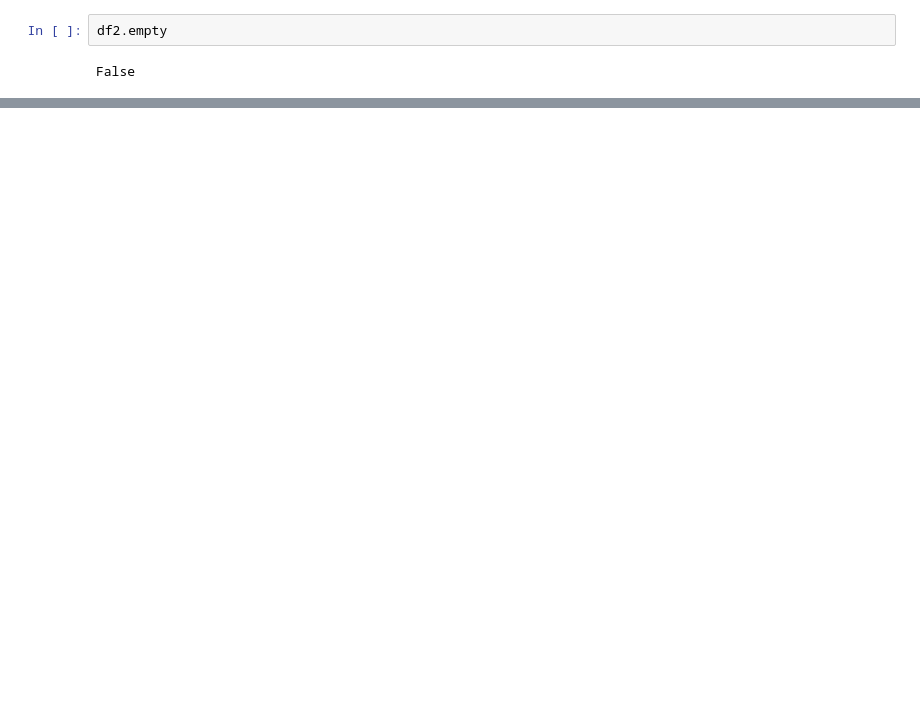
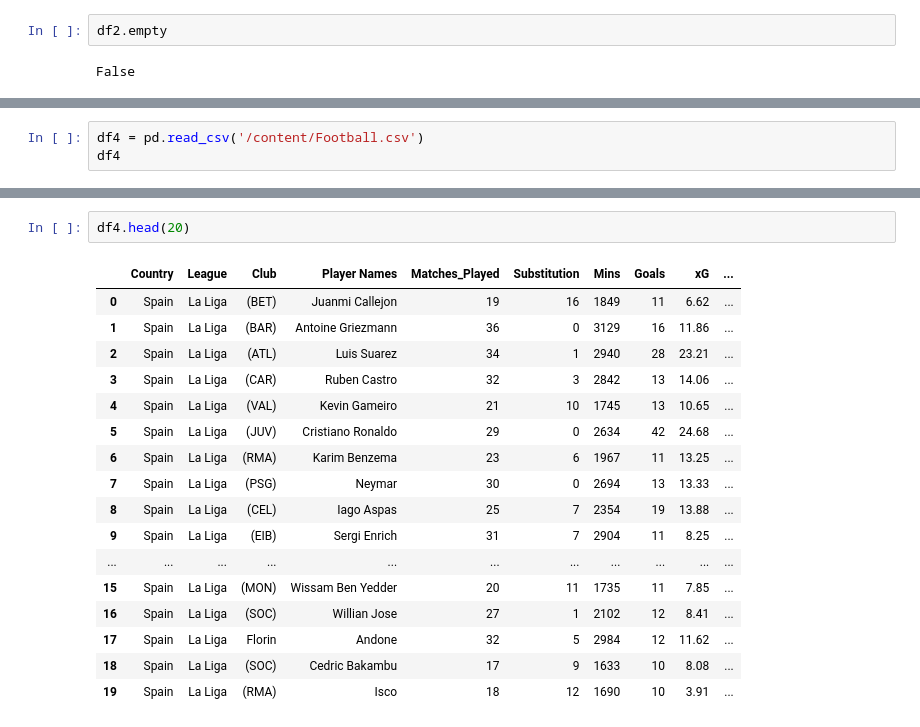
Before and after one commit to Harikaharu/DataScience, a Jupyter notebook: pandas/pandas_1.ipynb, the cells around one changed output, grey strips where cells are left out. Cells and saved outputs as stored; diff of their text form; blank space fills up the shorter version.

```diff
--- a/pandas/pandas_1.ipynb
+++ b/pandas/pandas_1.ipynb
@@ -477,0 +611,3 @@ False
+# %%
+df4 = pd.read_csv('/content/Football.csv')
+df4
@@ -477,0 +660,20 @@ False
+# %%
+df4.head(20)
+# %% [output]
+|  | Country | League | Club | Player Names | Matches_Played | Substitution | Mins | Goals | xG | ... |
+| 0 | Spain | La Liga | (BET) | Juanmi Callejon | 19 | 16 | 1849 | 11 | 6.62 | ... |
+| 1 | Spain | La Liga | (BAR) | Antoine Griezmann | 36 | 0 | 3129 | 16 | 11.86 | ... |
+| 2 | Spain | La Liga | (ATL) | Luis Suarez | 34 | 1 | 2940 | 28 | 23.21 | ... |
+| 3 | Spain | La Liga | (CAR) | Ruben Castro | 32 | 3 | 2842 | 13 | 14.06 | ... |
+| 4 | Spain | La Liga | (VAL) | Kevin Gameiro | 21 | 10 | 1745 | 13 | 10.65 | ... |
+| 5 | Spain | La Liga | (JUV) | Cristiano Ronaldo | 29 | 0 | 2634 | 42 | 24.68 | ... |
+| 6 | Spain | La Liga | (RMA) | Karim Benzema | 23 | 6 | 1967 | 11 | 13.25 | ... |
+| 7 | Spain | La Liga | (PSG) | Neymar | 30 | 0 | 2694 | 13 | 13.33 | ... |
+| 8 | Spain | La Liga | (CEL) | Iago Aspas | 25 | 7 | 2354 | 19 | 13.88 | ... |
+| 9 | Spain | La Liga | (EIB) | Sergi Enrich | 31 | 7 | 2904 | 11 | 8.25 | ... |
+| ... | ... | ... | ... | ... | ... | ... | ... | ... | ... | ... |
+| 15 | Spain | La Liga | (MON) | Wissam Ben Yedder | 20 | 11 | 1735 | 11 | 7.85 | ... |
+| 16 | Spain | La Liga | (SOC) | Willian Jose | 27 | 1 | 2102 | 12 | 8.41 | ... |
+| 17 | Spain | La Liga | Florin | Andone | 32 | 5 | 2984 | 12 | 11.62 | ... |
+| 18 | Spain | La Liga | (SOC) | Cedric Bakambu | 17 | 9 | 1633 | 10 | 8.08 | ... |
+| 19 | Spain | La Liga | (RMA) | Isco | 18 | 12 | 1690 | 10 | 3.91 | ... |
```
Also changed, not shown: parts of 35 cells of this notebook.
